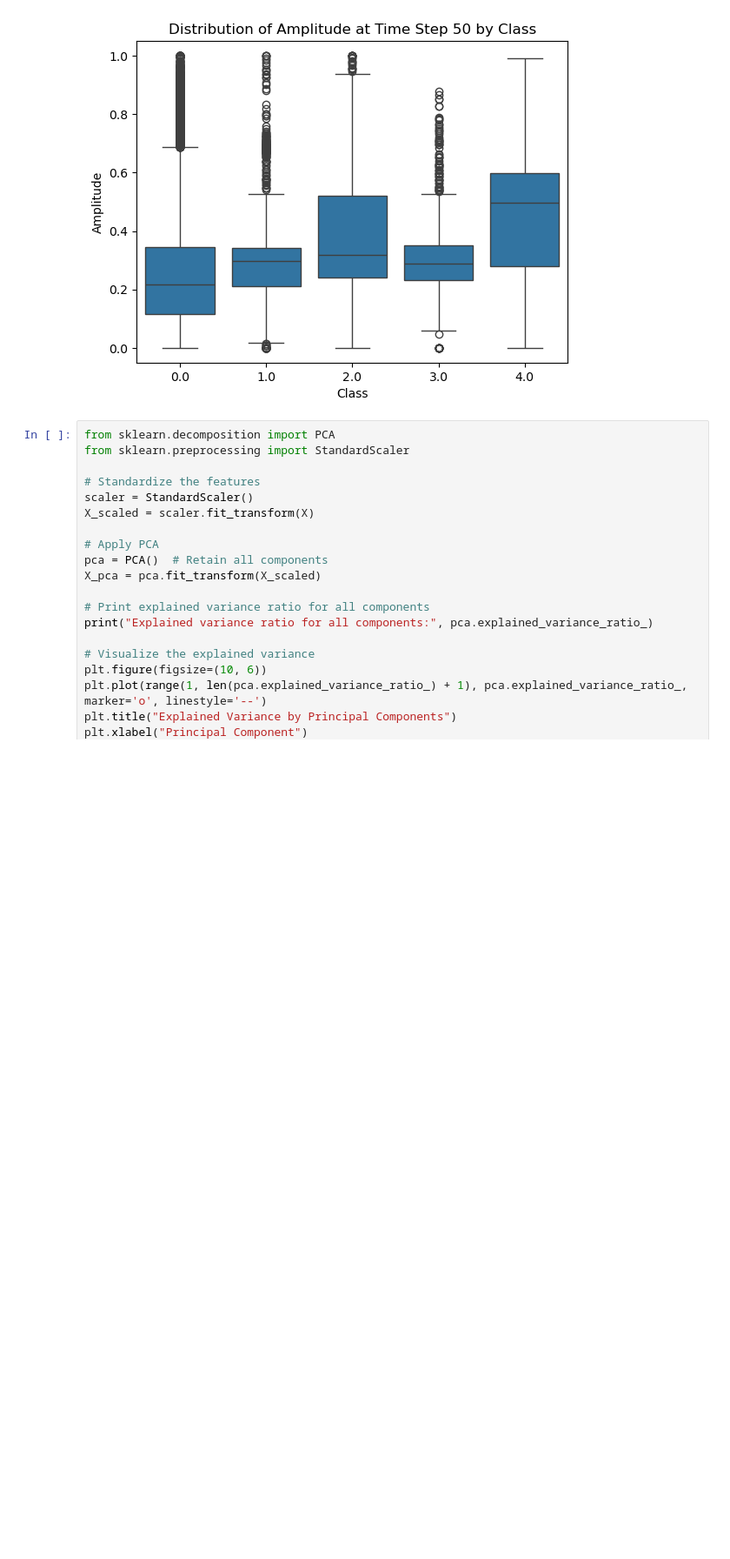
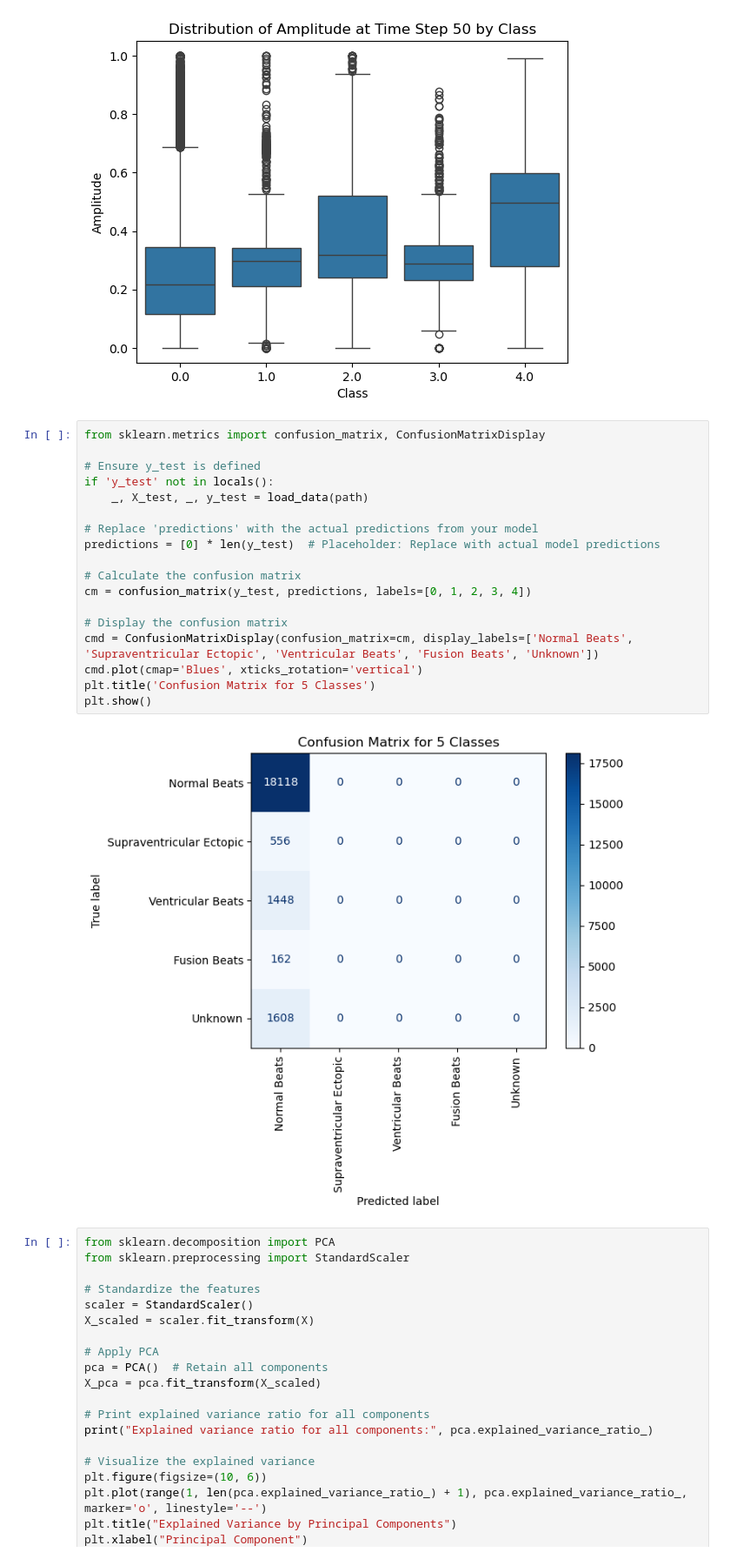
Before and after one commit to arilui/EKGenie, a Jupyter notebook: HawraaJupyter.ipynb, the cells around one changed output. Shown at 87% size. Drawn from its saved outputs; the diff is of its cells as text; blank space fills up the shorter version.

Commit message:
added confusion matrix

```diff
--- a/HawraaJupyter.ipynb
+++ b/HawraaJupyter.ipynb
@@ -265,6 +265,26 @@ plt.ylabel("Amplitude")
 plt.show()
 # %% [output]
 [figure]
+# %%
+from sklearn.metrics import confusion_matrix, ConfusionMatrixDisplay
+
+# Ensure y_test is defined
+if 'y_test' not in locals():
+	_, X_test, _, y_test = load_data(path)
+
+# Replace 'predictions' with the actual predictions from your model
+predictions = [0] * len(y_test)  # Placeholder: Replace with actual model predictions
+
+# Calculate the confusion matrix
+cm = confusion_matrix(y_test, predictions, labels=[0, 1, 2, 3, 4])
+
+# Display the confusion matrix
+cmd = ConfusionMatrixDisplay(confusion_matrix=cm, display_labels=['Normal Beats', 'Supraventricular Ectopic', 'Ventricular Beats', 'Fusion Beats', 'Unknown'])
+cmd.plot(cmap='Blues', xticks_rotation='vertical')
+plt.title('Confusion Matrix for 5 Classes')
+plt.show()
+# %% [output]
+[figure, added]
 # %%
 from sklearn.decomposition import PCA
 from sklearn.preprocessing import StandardScaler
```
